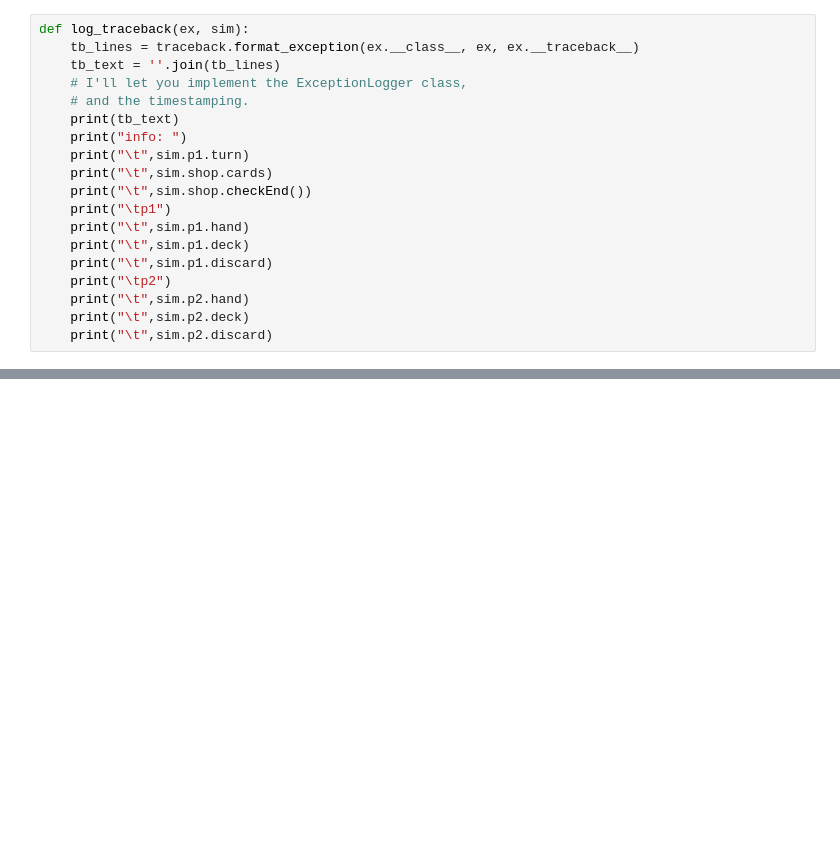
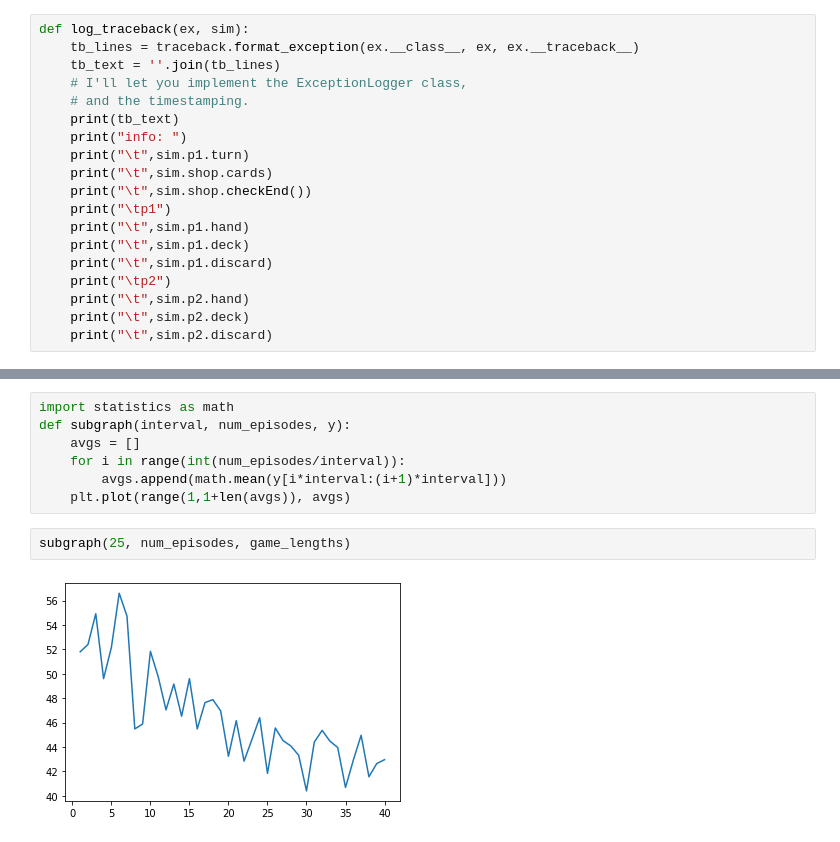
Before and after one commit to nyoung8/DominionAI, a Jupyter notebook: model building.ipynb, the cells around one changed output, grey strips where cells are left out. Cells and saved outputs as stored; diff of their text form; blank space fills up the shorter version.

```diff
--- a/model building.ipynb
+++ b/model building.ipynb
@@ -133,0 +145,11 @@ arrTest1 = np.array([[0.1, 0.1, 0.1, 0.1, 0.1, 0.5, 0.1, 0., 0.1, 0.6, 0.1, 0.1,
+# %%
+import statistics as math
+def subgraph(interval, num_episodes, y):
+    avgs = []
+    for i in range(int(num_episodes/interval)):
+        avgs.append(math.mean(y[i*interval:(i+1)*interval]))
+    plt.plot(range(1,1+len(avgs)), avgs)
+# %%
+subgraph(25, num_episodes, game_lengths)
+# %% [output]
+[figure, added]
```
Also changed, not shown: parts of 9 cells of this notebook.
